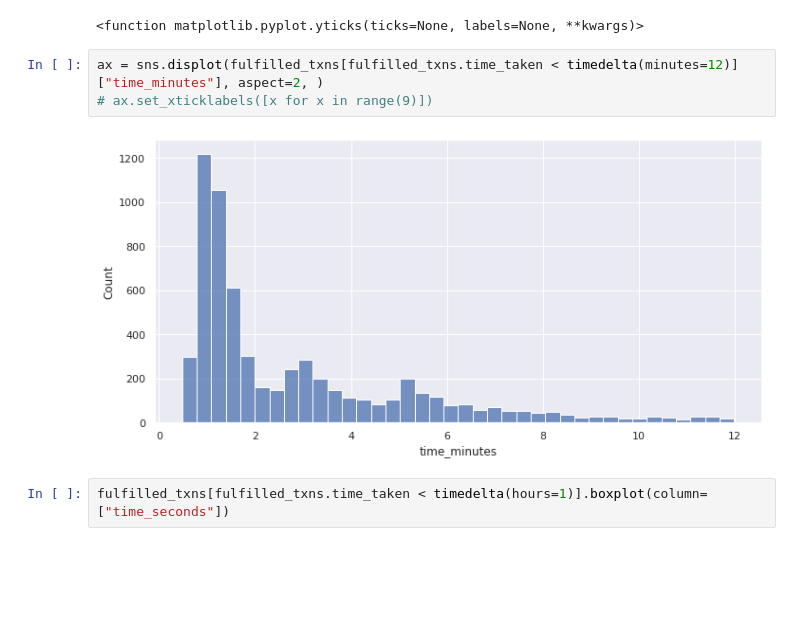
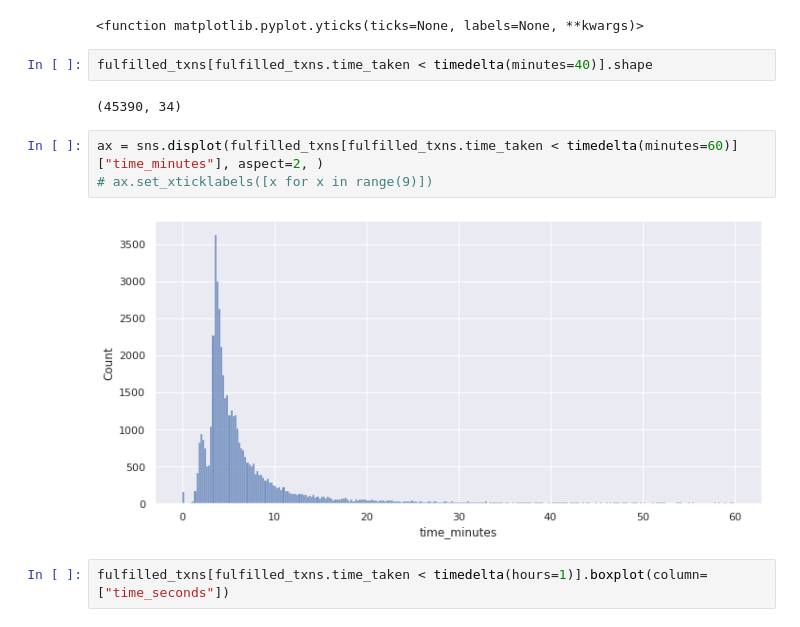
Before and after one commit to enzotavares/lifi-analytics-backend, a Jupyter notebook: subgraph_analysis.ipynb, the cells around one changed output. Cells and saved outputs as stored; diff of their text form; blank space fills up the shorter version.

```diff
--- a/subgraph_analysis.ipynb
+++ b/subgraph_analysis.ipynb
@@ -1434,11 +1440,15 @@ import matplotlib.pyplot as plt
 plt.yticks()
 # %% [output]
 <function matplotlib.pyplot.yticks(ticks=None, labels=None, **kwargs)>
+# %%
+fulfilled_txns[fulfilled_txns.time_taken < timedelta(minutes=40)].shape
+# %% [output]
+(45390, 34)
 # %%
-ax = sns.displot(fulfilled_txns[fulfilled_txns.time_taken < timedelta(minutes=12)]["time_minutes"], aspect=2, )
+ax = sns.displot(fulfilled_txns[fulfilled_txns.time_taken < timedelta(minutes=60)]["time_minutes"], aspect=2, )
 # ax.set_xticklabels([x for x in range(9)])
 # %% [output]
-[figure, old version]
+[figure, new version]
 # %%
 fulfilled_txns[fulfilled_txns.time_taken < timedelta(hours=1)].boxplot(column=["time_seconds"])
 # %% [output]
```
Also changed, not shown: parts of 37 cells of this notebook, 1 other file.
